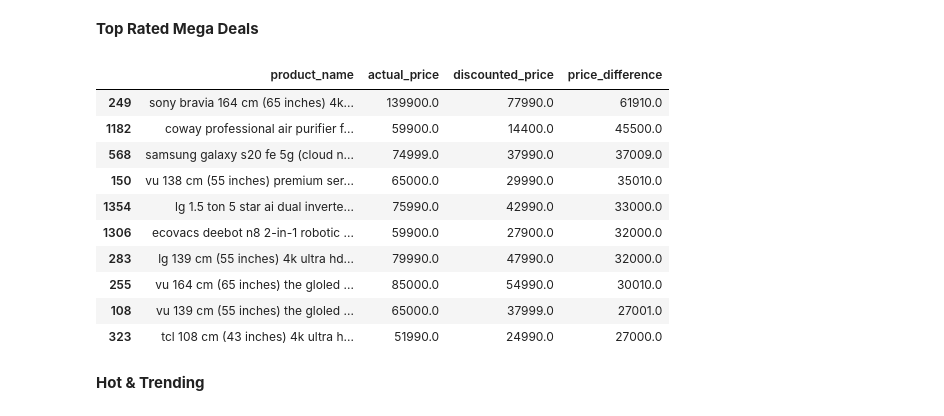
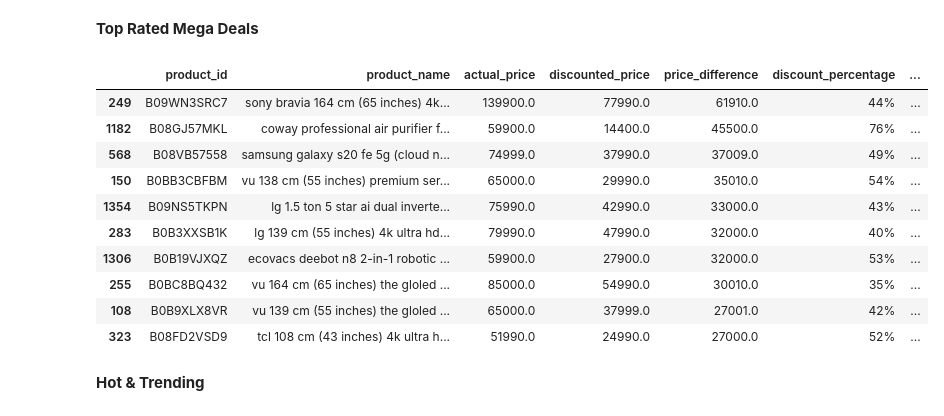
Before and after one commit to Yeshwanth-189/a-i-r, a Jupyter notebook: amazon_dataset_exploration.ipynb, the cells around one changed output. Cells and saved outputs as stored; diff of their text form; code cells hidden in the pictures.

```diff
--- a/amazon_dataset_exploration.ipynb
+++ b/amazon_dataset_exploration.ipynb
@@ -161,19 +164,23 @@ df['is_discounted'] = (df['price_difference'] > 0).astype(int)
 # %%
 top_discounted = df[(df['is_discounted'] == 1) & (df['rating'] >= 4)]
 top_discounted = top_discounted.sort_values(by='price_difference', ascending=False)
-display(top_discounted[['product_name', 'actual_price', 'discounted_price', 'price_difference']].head(10))
+display(top_discounted[['product_id','product_name', 'actual_price', 'discounted_price', 'price_difference','discount_percentage','rating','rating_count','about_product']].head(10))
+top_discounted[
+    ['product_name', 'actual_price', 'discounted_price', 'price_difference',
+     'discount_percentage', 'rating', 'rating_count', 'about_product']
+].head(10).to_csv("top_discounted_products.csv", index=False)
 # %% [output]
-|  | product_name | actual_price | discounted_price | price_difference |
-| 249 | sony bravia 164 cm (65 inches) 4k... | 139900.0 | 77990.0 | 61910.0 |
-| 1182 | coway professional air purifier f... | 59900.0 | 14400.0 | 45500.0 |
-| 568 | samsung galaxy s20 fe 5g (cloud n... | 74999.0 | 37990.0 | 37009.0 |
-| 150 | vu 138 cm (55 inches) premium ser... | 65000.0 | 29990.0 | 35010.0 |
-| 1354 | lg 1.5 ton 5 star ai dual inverte... | 75990.0 | 42990.0 | 33000.0 |
-| 1306 | ecovacs deebot n8 2-in-1 robotic ... | 59900.0 | 27900.0 | 32000.0 |
-| 283 | lg 139 cm (55 inches) 4k ultra hd... | 79990.0 | 47990.0 | 32000.0 |
-| 255 | vu 164 cm (65 inches) the gloled ... | 85000.0 | 54990.0 | 30010.0 |
-| 108 | vu 139 cm (55 inches) the gloled ... | 65000.0 | 37999.0 | 27001.0 |
-| 323 | tcl 108 cm (43 inches) 4k ultra h... | 51990.0 | 24990.0 | 27000.0 |
+|  | product_id | product_name | actual_price | discounted_price | price_difference | discount_percentage | ... |
+| 249 | B09WN3SRC7 | sony bravia 164 cm (65 inches) 4k... | 139900.0 | 77990.0 | 61910.0 | 44% | ... |
+| 1182 | B08GJ57MKL | coway professional air purifier f... | 59900.0 | 14400.0 | 45500.0 | 76% | ... |
+| 568 | B08VB57558 | samsung galaxy s20 fe 5g (cloud n... | 74999.0 | 37990.0 | 37009.0 | 49% | ... |
+| 150 | B0BB3CBFBM | vu 138 cm (55 inches) premium ser... | 65000.0 | 29990.0 | 35010.0 | 54% | ... |
+| 1354 | B09NS5TKPN | lg 1.5 ton 5 star ai dual inverte... | 75990.0 | 42990.0 | 33000.0 | 43% | ... |
+| 283 | B0B3XXSB1K | lg 139 cm (55 inches) 4k ultra hd... | 79990.0 | 47990.0 | 32000.0 | 40% | ... |
+| 1306 | B0B19VJXQZ | ecovacs deebot n8 2-in-1 robotic ... | 59900.0 | 27900.0 | 32000.0 | 53% | ... |
+| 255 | B0BC8BQ432 | vu 164 cm (65 inches) the gloled ... | 85000.0 | 54990.0 | 30010.0 | 35% | ... |
+| 108 | B0B9XLX8VR | vu 139 cm (55 inches) the gloled ... | 65000.0 | 37999.0 | 27001.0 | 42% | ... |
+| 323 | B08FD2VSD9 | tcl 108 cm (43 inches) 4k ultra h... | 51990.0 | 24990.0 | 27000.0 | 52% | ... |
 # %% [markdown]
 **Hot & Trending**
 # %%
```
Also changed, not shown: parts of 12 cells of this notebook.
